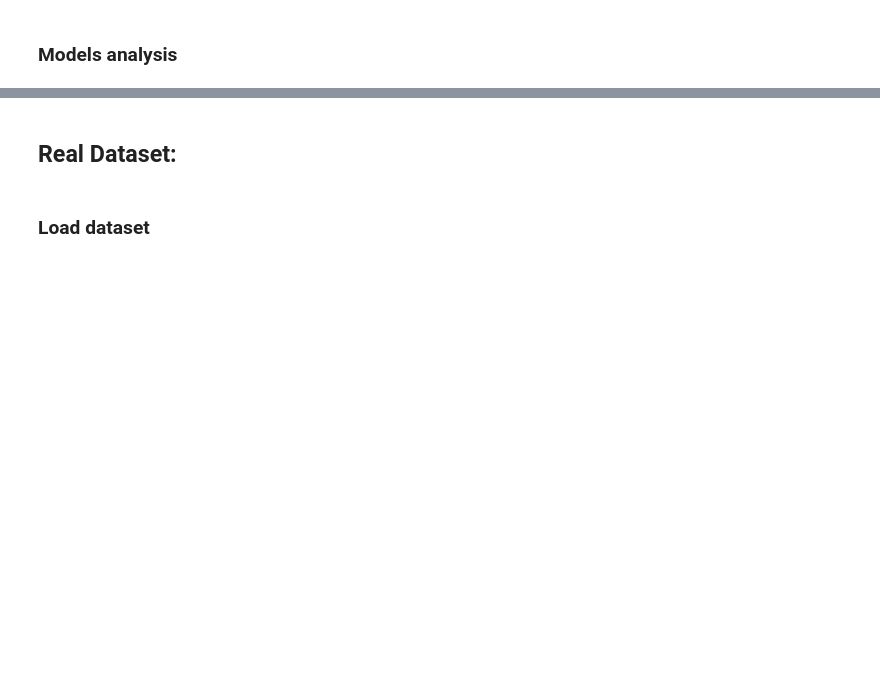
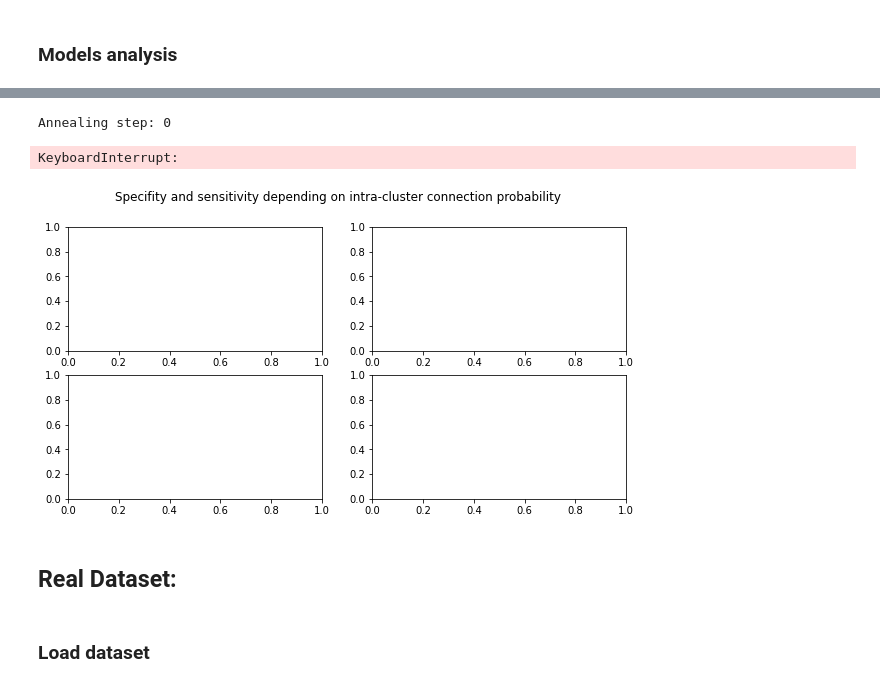
Before and after one commit to chiararov/Graph-Clustering, a Jupyter notebook: main.ipynb, the cells around one changed output, grey strips where cells are left out. Drawn from its saved outputs; the diff is of its cells as text; code cells hidden in the pictures; blank space fills up the shorter version.

```diff
--- a/main.ipynb
+++ b/main.ipynb
@@ -347,49 +367,72 @@ fig, ax = plt.subplots(2, 2, figsize=(10, 5))
 fig.suptitle("Specifity and sensitivity depending on intra-cluster connection probability")
 
 for gamma_bm, beta_bm in zip(gammas_bm, betas_bm):
-    SPECIFICITY = {0 : {"mean" : [], "std" : []}, 1 : {"mean" : [], "std" : []}}
-    SENSITIVITY = {0 : {"mean" : [], "std" : []}, 1 : {"mean" : [], "std" : []}}
+    SPECIFICITY = {0 : {"mean" : [], "std" : []}, 1 : {"mean" : [], "std" : []},2 : {"mean" : [], "std" : []}}
+    SENSITIVITY = {0 : {"mean" : [], "std" : []}, 1 : {"mean" : [], "std" : []},2 : {"mean" : [], "std" : []}}
     P_in = np.linspace(0,1,15)
     for mu in tqdm(mus):
         save_path = 'benchmark/benchmark_'+str(N)+'_'+str(hki)+'_'+str(gamma_bm)+'_'+str(beta_bm)+'_'+str(mu)+'.gml'
         G_mu = nx.convert_node_labels_to_integers(nx.read_gml(save_path))
+
         for node in G_mu.nodes:
             G_mu.nodes[node]["spin"] = G_mu.nodes[node]["community"]
+
         N_k = len(G_mu.nodes())
         M_k = len(G_mu.edges())
+
         p_k = 2*M_k/(N_k*(N_k-1))
-        specificity_mu = np.empty((2, 5))
-        sensitivity_mu = np.empty((2, 5))
+
+        specificity_mu = np.empty((3, 5))
+        sensitivity_mu = np.empty((3, 5))
+
         for i in range(5):
             G_mu_initialized = random_initialization(G_mu, k_clusters)
             G_mu_sa_potts,_,_,_ = monte_carlo_pott(G_mu, J, p_k, beta, q, eq_steps, mc_steps, alpha)
+
+            final_partition,_,_=simulated_annealing(G_mu,8,temperature,cooling_rate,3)
+
+
             communities_k_lp, _, _, _ = repeated_trials(G_mu, t, gamma=1)
             G_mu_lp = G_mu.copy()
             for node, community in enumerate(communities_k_lp):
                 G_mu_lp.nodes[node]['spin'] = community
+
+            G_mu_mod = G_mu.copy()
+
+            for node, community in final_partition.items():
+                G_mu_mod.nodes[node]['spin'] = community
+
             specificity_mu[0, i] = specificity(G_mu, G_mu_sa_potts)
             sensitivity_mu[0, i] = sensitivity(G_mu, G_mu_sa_potts)
             specificity_mu[1, i] = specificity(G_mu, G_mu_lp)
             sensitivity_mu[1, i] = sensitivity(G_mu, G_mu_lp)
+            specificity_mu[2, i] = specificity(G_mu, G_mu_mod)
+            sensitivity_mu[2, i] = sensitivity(G_mu, G_mu_mod)
+
         for j, (sp, se) in enumerate(zip(specificity_mu, sensitivity_mu)):
             SPECIFICITY[j]["mean"] += [np.mean(sp)]
             SPECIFICITY[j]["std"] += [np.std(sp)]
             SENSITIVITY[j]["mean"] += [np.mean(se)]
             SENSITIVITY[j]["std"] += [np.std(se)]
-    models = ["Pott's", "Local Pott's"]
-    for i in range(2):
+
+    models = ["Pott's", "Local Pott's","Modularity"]
+    for i in range(3):
             ax[0][i].set_ylabel('Specificity')
             ax[1][i].set_ylabel('Sensitivity')
             ax[i][0].set_xlabel('$mu$')
             ax[i][1].set_xlabel('$mu$')
             ax[0][i].set_title(models[i])
             ax[1][i].set_title(models[i])
     for i in SENSITIVITY:
         ax[0][i].scatter(mus, SPECIFICITY[i]['mean'], label="$\gamma$="+str(gamma)+", beta="+str(beta))
         ax[0][i].errorbar(mus, SPECIFICITY[i]['mean'], SPECIFICITY[i]['std'])
         ax[1][i].scatter(mus, SENSITIVITY[i]['mean'], label="$\gamma$="+str(gamma)+", beta="+str(beta))
         ax[1][i].errorbar(mus, SENSITIVITY[i]['mean'], SENSITIVITY[i]['std'])
     fig.legend()
+# %% [output]
+Annealing step: 0
+KeyboardInterrupt:
+[figure, added]
 # %% [markdown]
 ## Real Dataset:
 # %% [markdown]
```
Also changed, not shown: parts of 9 cells of this notebook.
